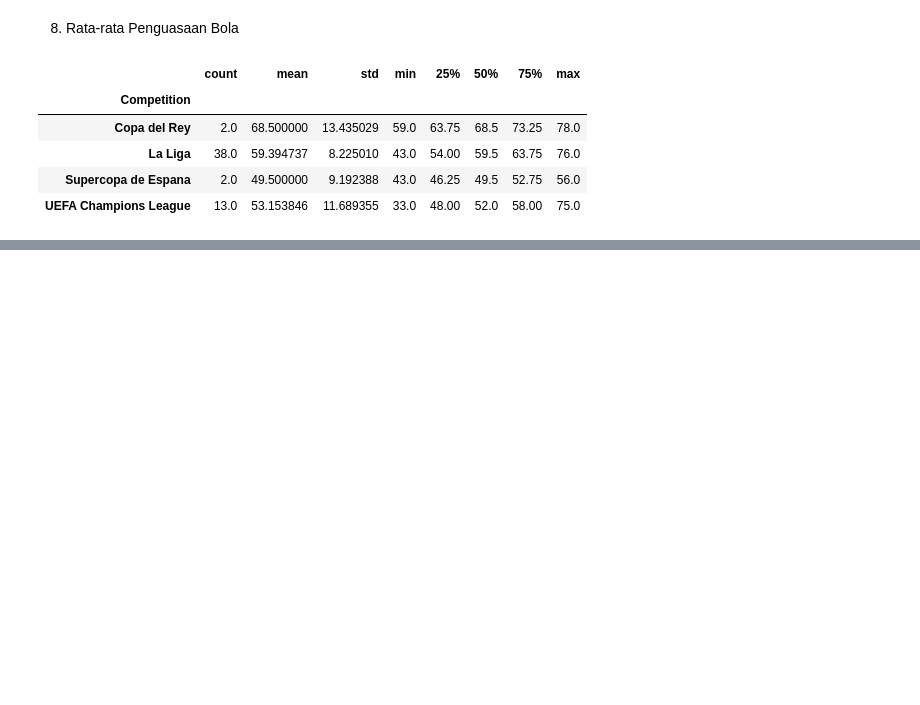
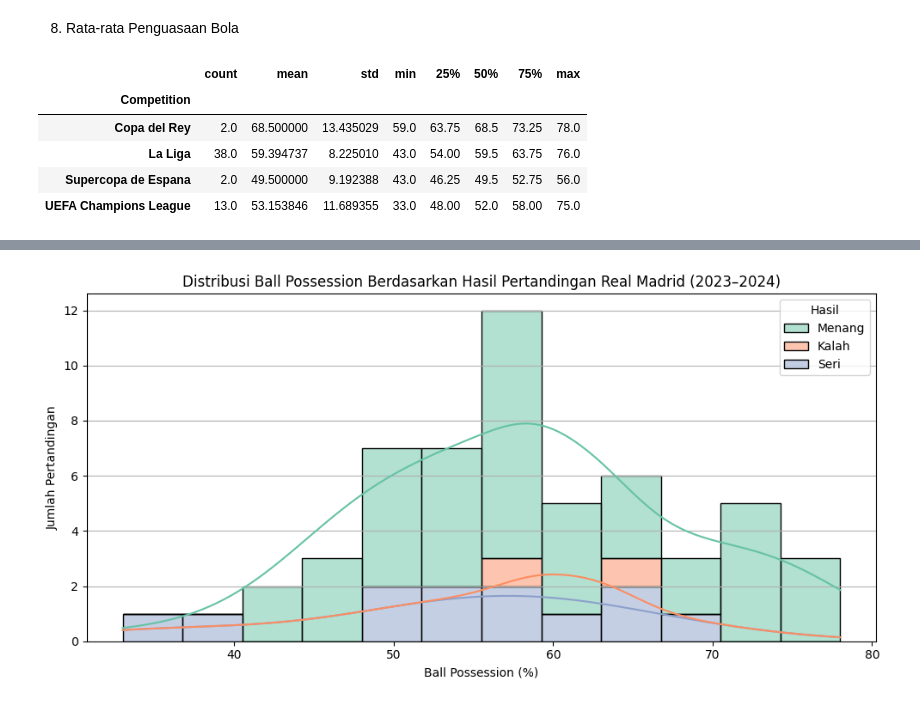
Before and after one commit to HeavyCrow1203/Analysis-Of-Real-Madrid-Performance, a Jupyter notebook: Real_Madrid_Performance_season_2023_2024.ipynb, the cells around one changed output, grey strips where cells are left out. Drawn from its saved outputs; the diff is of its cells as text; code cells hidden in the pictures; blank space fills up the shorter version.

```diff
--- a/Real_Madrid_Performance_season_2023_2024.ipynb
+++ b/Real_Madrid_Performance_season_2023_2024.ipynb
@@ -602,0 +633,19 @@ plt.show()
+# %%
+# Filter data yang memiliki data penguasaan bola dan hasil pertandingan
+df_filtered = df.dropna(subset=["Possession", "Result"])
+
+# Konversi hasil ke label menang/seri/kalah
+result_map = {"W": "Menang", "D": "Seri", "L": "Kalah"}
+df_filtered["Hasil"] = df_filtered["Result"].map(result_map)
+
+# Plot distribusi penguasaan bola berdasarkan hasil pertandingan
+plt.figure(figsize=(10, 5))
+sns.histplot(data=df_filtered, x="Possession", hue="Hasil", bins=12, kde=True, palette="Set2", multiple="stack")
+plt.title("Distribusi Ball Possession Berdasarkan Hasil Pertandingan Real Madrid (2023–2024)")
+plt.xlabel("Ball Possession (%)")
+plt.ylabel("Jumlah Pertandingan")
+plt.grid(axis="y")
+plt.tight_layout()
+plt.show()
+# %% [output]
+[figure, added]
```
Also changed, not shown: parts of 10 cells of this notebook.
